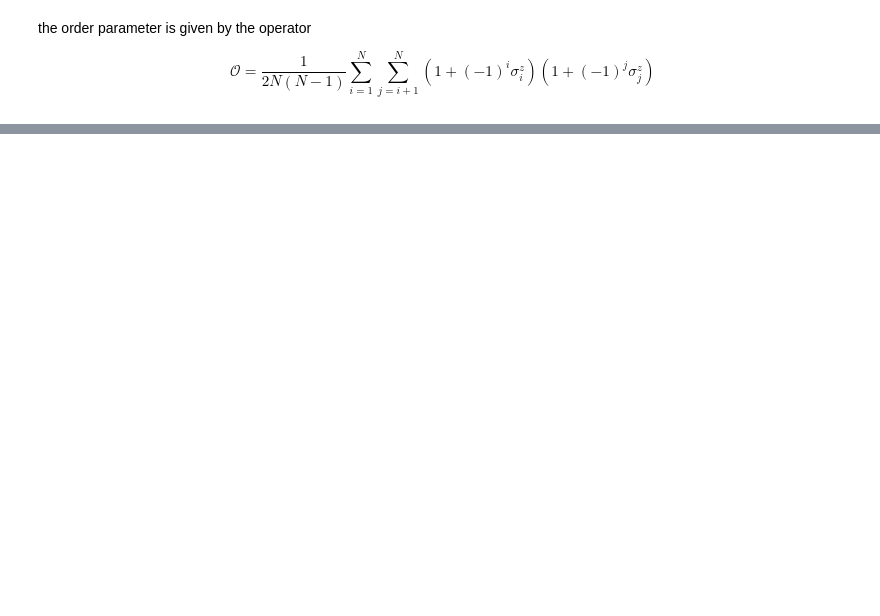
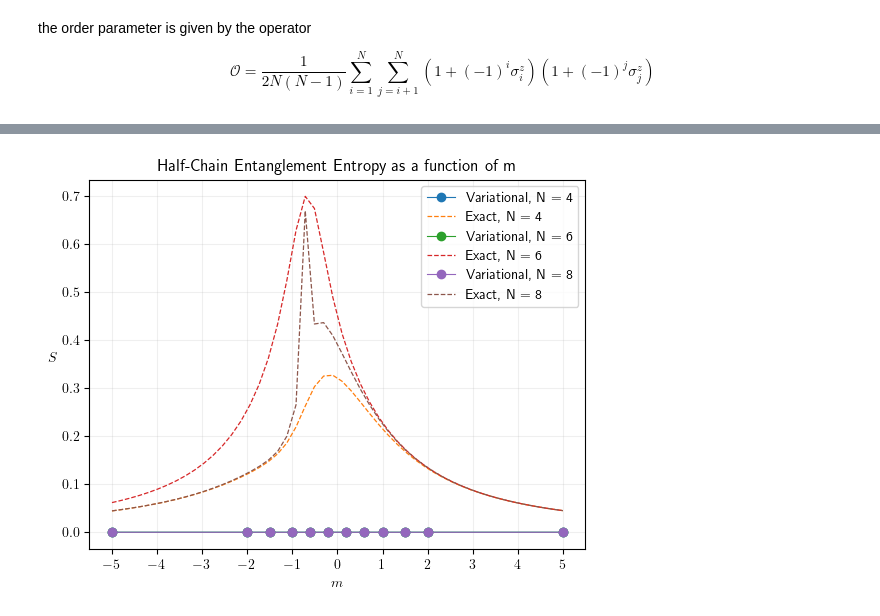
Before and after one commit to adithyarao3103/Schwinger-Model, a Jupyter notebook: vqe_gs_schwinger.ipynb, the cells around one changed output, grey strips where cells are left out. Saved outputs shown, nothing was run; the diff lists cells and outputs as text; code cells hidden in the pictures; blank space fills up the shorter version.

Commit message:
describe pitfalls in variational method

```diff
--- a/vqe_gs_schwinger.ipynb
+++ b/vqe_gs_schwinger.ipynb
@@ -647,0 +673,25 @@ plt.grid(True, alpha=0.25)
+# %%
+entanglement_e = []
+for i in range(len(num_sites)):
+    ground_states_e = states_e[i]
+    entanglement_e.append([half_chain_entanglement_entropy(statevector(np.reshape(state, (state.size, 1)))) for state in ground_states_e])
+# %%
+entanglement = []
+for i in range(len(num_sites)):
+    ground_states = states[i]
+    entanglement.append([half_chain_entanglement_entropy(statevector(state)) for state in ground_states])
+# %%
+fig, ax = plt.subplots()
+for i in range(len(num_sites)):
+    ax.plot(masses, entanglement[i], '.-', linewidth=0.8, markersize=12, label=f'Variational, N = {num_sites[i]}')
+    ax.plot(masses_e, entanglement_e[i], '--', linewidth=0.9, markersize=12, label=f' Exact, N = {num_sites[i]}')
+ax.set_xticks(np.linspace(-5, 5, 11))
+ax.set_xlabel(r"$m$")
+ax.set_ylabel(r"$S$")
+ax.yaxis.label.set(rotation='horizontal', ha='right')
+ax.set_title("Half-Chain Entanglement Entropy as a function of m")
+ax.legend(loc='best')
+
+plt.grid(True, alpha=0.2)
+# %% [output]
+[figure, added]
```
Also changed, not shown: parts of 12 cells of this notebook, 9 other files.
